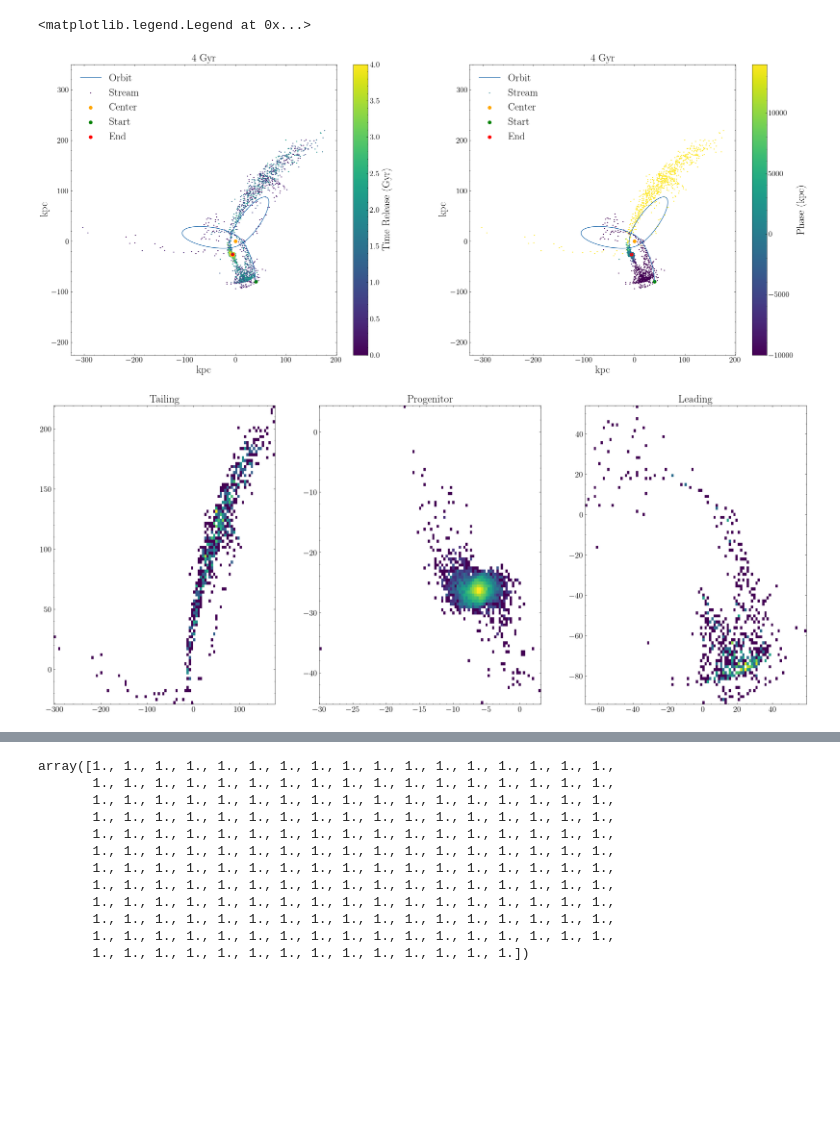
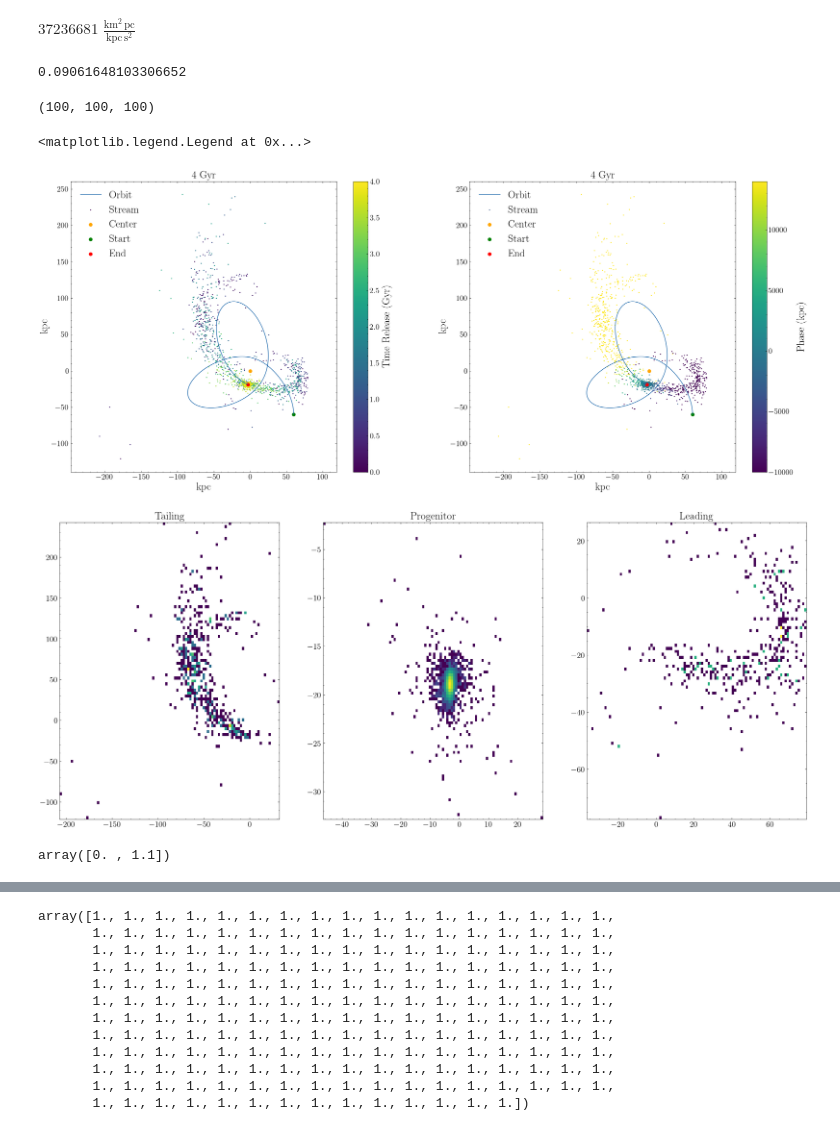
Before and after one commit to David-Chemaly/Nibaueur2023, a Jupyter notebook: stream_simulation.ipynb, the cells around one changed output, grey strips where cells are left out. Drawn from its saved outputs; the diff is of its cells as text; code cells hidden in the pictures; blank space fills up the shorter version.

```diff
--- a/stream_simulation.ipynb
+++ b/stream_simulation.ipynb
@@ -23,8 +25,12 @@ plt.rcParams['axes.titlesize'] = 20
 
 halo_mass     = 7.5e11 * u.M_sun
 concentration = 20.
-flattening    = 1
-halo = NFW(halo_mass, concentration, flattening)
+Rs = 20. * u.kpc
+flattening_x  = 1.#0.9
+flattening_y  = 1.
+flattening_z  = 1.
+
+halo = NFW(halo_mass, concentration, flattening_x, flattening_y, flattening_z)
 
 progenitor_mass = 6.48e8 * u.M_sun # M_sun
 alpha = 0.85 * u.kpc # kpc
@@ -31,0 +141,5 @@ progenitor = Plummer(progenitor_mass,alpha)
+# %%
+diff_pot_mesh = abs(pot_halo_mesh - pot_prog_mesh)
+diff_pot_mesh.min()
+# %% [output]
+$37236681 \; \mathrm{\frac{km^{2}\,pc}{kpc\,s^{2}}}$
@@ -32,11 +150,23 @@ progenitor = Plummer(progenitor_mass,alpha)
+# %%
+diff_az.min()
+# %% [output]
+0.09061648103306652
+# %%
+Ax_mesh.shape
+# %% [output]
+(100, 100, 100)
 # %%
 ### Run Stream simulation ###
 
 t_start, t_end, dt = 0, 4, 1e-3 # Gyr
-pos_prog = [40, -80, 0] # kpc
-pos_scat = [1.5, 1.5, 1.5] # kpc
+pos_prog = [60, -60, 10] # kpc
+
+
+pos_scat = [0.5, 0.5, 0.5] # kpc
+
+
 vel_prog = [0, 100, 0] # km/s
-vel_scat = [10, 10, 10] #km/s
+vel_scat = [25, 25, 25] #km/s
 N = 2 # amount of star ejected per dt
 
 time, all_pos_prog, all_vel_prog, all_pos_N, all_vel_N, all_xhi_N = run(t_start, t_end, dt, halo, progenitor, pos_prog, pos_scat, vel_prog, vel_scat, N)
@@ -75,41 +205,46 @@ plt.axis('equal')
 plt.legend()
 # %% [output]
 <matplotlib.legend.Legend at 0x...>
-[figure, old version]
+[figure, new version]
 # %%
 ### Order and Divide the positions as a function of phase ###
 
 arg_order = np.argsort(all_xhi_N)
 
 crit_distance = np.sqrt((np.array(pos_scat)**2).sum()) * len(time)
 arg_leading = np.where(np.sort(all_xhi_N) < -crit_distance)
 arg_tailing = np.where(np.sort(all_xhi_N) > crit_distance)
 arg_prog    = np.where( (-crit_distance <= np.sort(all_xhi_N)) & (np.sort(all_xhi_N) <= crit_distance))
 
-x_ordered_leading = all_pos_N[0,np.argsort(all_xhi_N)[arg_leading]]
-y_ordered_leading = all_pos_N[1,np.argsort(all_xhi_N)[arg_leading]]
-z_ordered_leading = all_pos_N[2,np.argsort(all_xhi_N)[arg_leading]]
+g_ordered = np.argsort(all_xhi_N)
 
-x_ordered_tailing = all_pos_N[0,np.argsort(all_xhi_N)[arg_tailing]]
-y_ordered_tailing = all_pos_N[1,np.argsort(all_xhi_N)[arg_tailing]]
-z_ordered_tailing = all_pos_N[2,np.argsort(all_xhi_N)[arg_tailing]]
+x_ordered_tailing = all_pos_N[0,g_ordered[arg_tailing]]
+y_ordered_tailing = all_pos_N[1,g_ordered[arg_tailing]]
+z_ordered_tailing = all_pos_N[2,g_ordered[arg_tailing]]
 
-x_ordered_prog = all_pos_N[0,np.argsort(all_xhi_N)[arg_prog]]
-y_ordered_prog = all_pos_N[1,np.argsort(all_xhi_N)[arg_prog]]
-z_ordered_prog = all_pos_N[2,np.argsort(all_xhi_N)[arg_prog]]
+x_ordered_leading = all_pos_N[0, g_ordered[arg_leading]]
+y_ordered_leading = all_pos_N[1, g_ordered[arg_leading]]
+z_ordered_leading = all_pos_N[2, g_ordered[arg_leading]]
+
+x_ordered_prog = all_pos_N[0,g_ordered[arg_prog]]
+y_ordered_prog = all_pos_N[1,g_ordered[arg_prog]]
+z_ordered_prog = all_pos_N[2,g_ordered[arg_prog]]
+
+g_ordered_tailing = ( g_ordered[arg_tailing] + abs(g_ordered[arg_tailing].min()) ) / ( g_ordered[arg_tailing] + abs(g_ordered[arg_tailing].min()) ).max()
+g_ordered_leading = ( g_ordered[arg_leading] + abs(g_ordered[arg_leading].min()) ) / ( g_ordered[arg_leading] + abs(g_ordered[arg_leading].min()) ).max()
 
 plt.figure(figsize=(25,10))
 plt.subplot(1,3,1)
 plt.title('Tailing')
 plt.hist2d(x_ordered_tailing,y_ordered_tailing,bins=100,cmap='viridis',norm='log');
 plt.subplot(1,3,2)
 plt.title('Progenitor')
 plt.hist2d(x_ordered_prog,y_ordered_prog,bins=100,cmap='viridis',norm='log');
 plt.subplot(1,3,3)
 plt.title('Leading')
 plt.hist2d(x_ordered_leading,y_ordered_leading,bins=100,cmap='viridis',norm='log');
 # %% [output]
-[figure, old version]
+[figure, new version]
 # %%
 ### Bin the amount of stars ###
 
@@ -132,3 +267,7 @@ def bin_pos(x,y,z,n_bins):
 
 x_ave_tailing, y_ave_tailing, z_ave_tailing = bin_pos(x_ordered_tailing,y_ordered_tailing,z_ordered_tailing,100)
 x_ave_leading, y_ave_leading, z_ave_leading = bin_pos(x_ordered_leading,y_ordered_leading,z_ordered_leading,100)
+# %%
+np.linspace(0,1.1,2)
+# %% [output]
+array([0. , 1.1])
```
Also changed, not shown: parts of 42 cells of this notebook, 3 other files.
